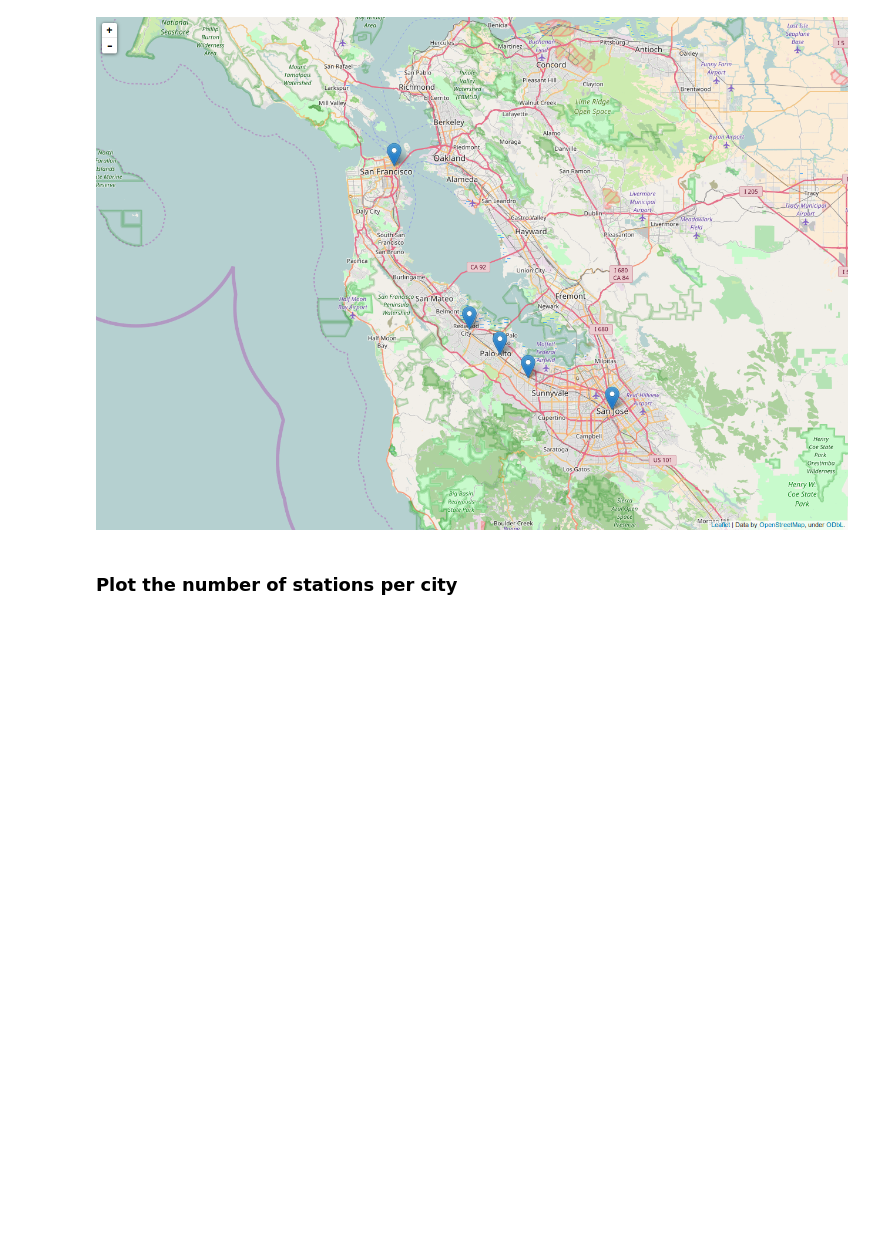
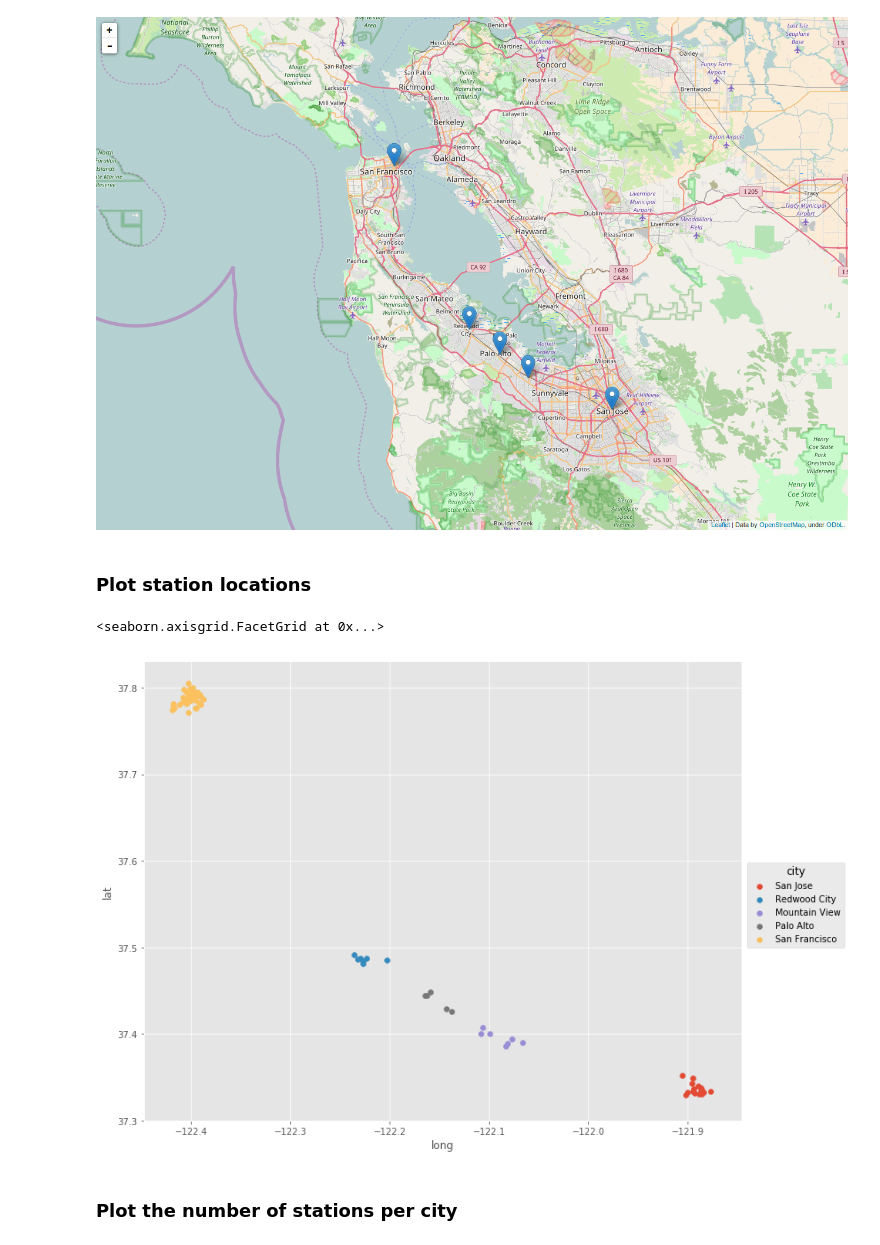
Before and after one commit to MuhammadVT/bike_sharing, a Jupyter notebook: data_exploration/explore_station_data.ipynb, the cells around one changed output. Cells and saved outputs as stored; diff of their text form; code cells hidden in the pictures; blank space fills up the shorter version.

Commit message:
add station location

```diff
--- a/data_exploration/explore_station_data.ipynb
+++ b/data_exploration/explore_station_data.ipynb
@@ -51,6 +52,15 @@ html_to_png(output_html, output_png=output_png)
 Image(filename=output_png)
 # %% [output]
 [figure]
+# %% [markdown]
+### Plot station locations
+# %%
+# plot station locations
+fig = seaborn.FacetGrid(data=df_station[["long", "lat", "city"]], hue="city", size=8, aspect=1.3)
+fig.map(plt.scatter, "long", "lat").add_legend()
+# %% [output]
+<seaborn.axisgrid.FacetGrid at 0x...>
+[figure, added]
 # %% [markdown]
 ### Plot the number of stations per city
 # %%
```
Also changed, not shown: parts of 6 cells of this notebook.
